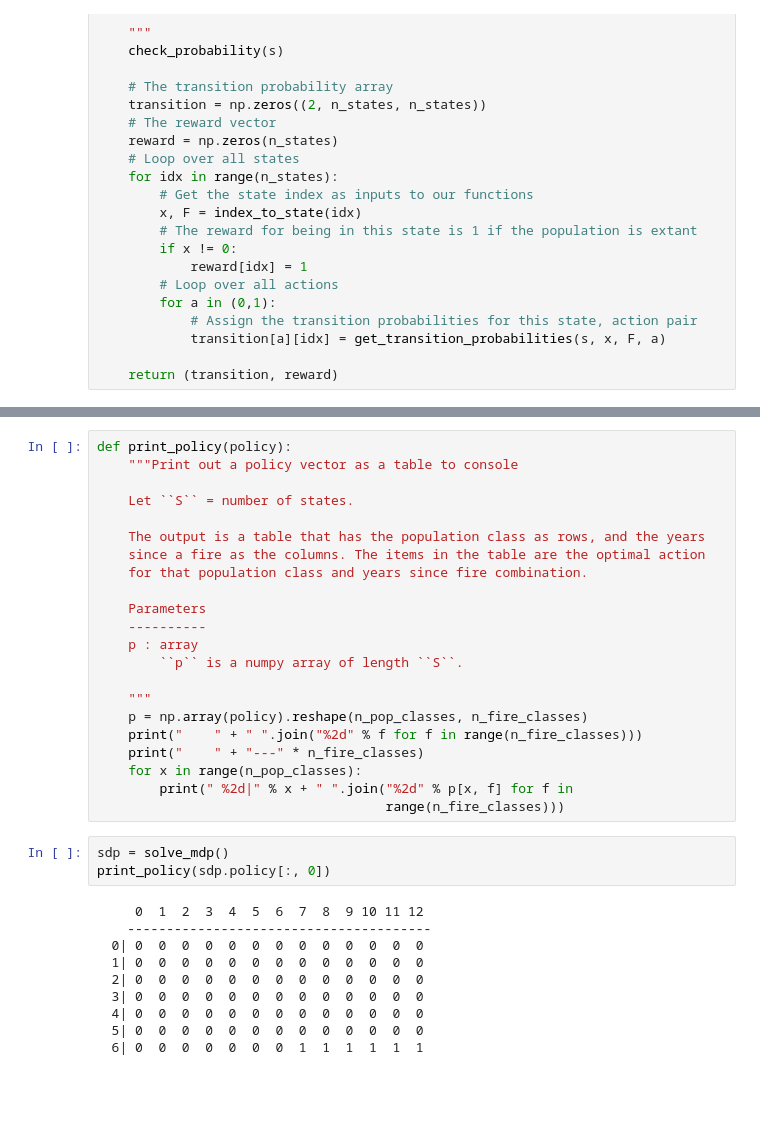
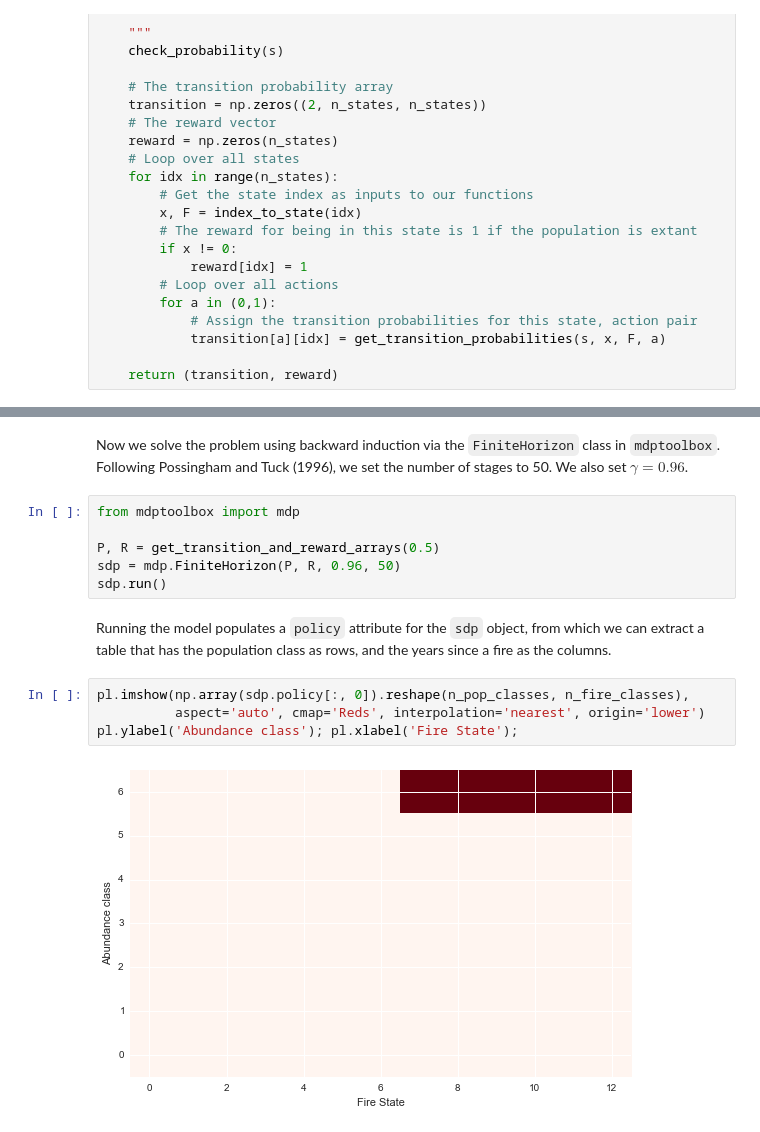
Before and after one commit to fonnesbeck/NCTC_course, a Jupyter notebook: Markov Decision Processes and Dynamic Optimization.ipynb, the cells around one changed output, grey strips where cells are left out. Drawn from its saved outputs; the diff is of its cells as text; blank space fills up the shorter version.

```diff
--- a/Markov Decision Processes and Dynamic Optimization.ipynb
+++ b/Markov Decision Processes and Dynamic Optimization.ipynb
@@ -909,39 +1018,20 @@ def solve_mdp():
     return sdp
-# %%
-def print_policy(policy):
-    """Print out a policy vector as a table to console
-
-    Let ``S`` = number of states.
-
-    The output is a table that has the population class as rows, and the years
-    since a fire as the columns. The items in the table are the optimal action
-    for that population class and years since fire combination.
-
-    Parameters
-    ----------
-    p : array
-        ``p`` is a numpy array of length ``S``.
-
-    """
-    p = np.array(policy).reshape(n_pop_classes, n_fire_classes)
-    print("    " + " ".join("%2d" % f for f in range(n_fire_classes)))
-    print("    " + "---" * n_fire_classes)
-    for x in range(n_pop_classes):
-        print(" %2d|" % x + " ".join("%2d" % p[x, f] for f in
-                                     range(n_fire_classes)))
-# %%
-sdp = solve_mdp()
-print_policy(sdp.policy[:, 0])
-# %% [output]
-     0  1  2  3  4  5  6  7  8  9 10 11 12
-    ---------------------------------------
-  0| 0  0  0  0  0  0  0  0  0  0  0  0  0
-  1| 0  0  0  0  0  0  0  0  0  0  0  0  0
-  2| 0  0  0  0  0  0  0  0  0  0  0  0  0
-  3| 0  0  0  0  0  0  0  0  0  0  0  0  0
-  4| 0  0  0  0  0  0  0  0  0  0  0  0  0
-  5| 0  0  0  0  0  0  0  0  0  0  0  0  0
-  6| 0  0  0  0  0  0  0  1  1  1  1  1  1
+# %% [markdown]
+Now we solve the problem using backward induction via the `FiniteHorizon` class in `mdptoolbox`. Following Possingham and Tuck (1996), we set the number of stages to 50. We also set $\gamma=0.96$.
+# %%
+from mdptoolbox import mdp
+
+P, R = get_transition_and_reward_arrays(0.5)
+sdp = mdp.FiniteHorizon(P, R, 0.96, 50)
+sdp.run()
+# %% [markdown]
+Running the model populates a `policy` attribute for the `sdp` object, from which we can extract a table that has the population class as rows, and the years since a fire as the columns.
+# %%
+pl.imshow(np.array(sdp.policy[:, 0]).reshape(n_pop_classes, n_fire_classes),
+          aspect='auto', cmap='Reds', interpolation='nearest', origin='lower')
+pl.ylabel('Abundance class'); pl.xlabel('Fire State');
+# %% [output]
+[figure, added]
 # %% [markdown]
 ---
 
```
Also changed, not shown: parts of 32 cells of this notebook, 2 other files.
